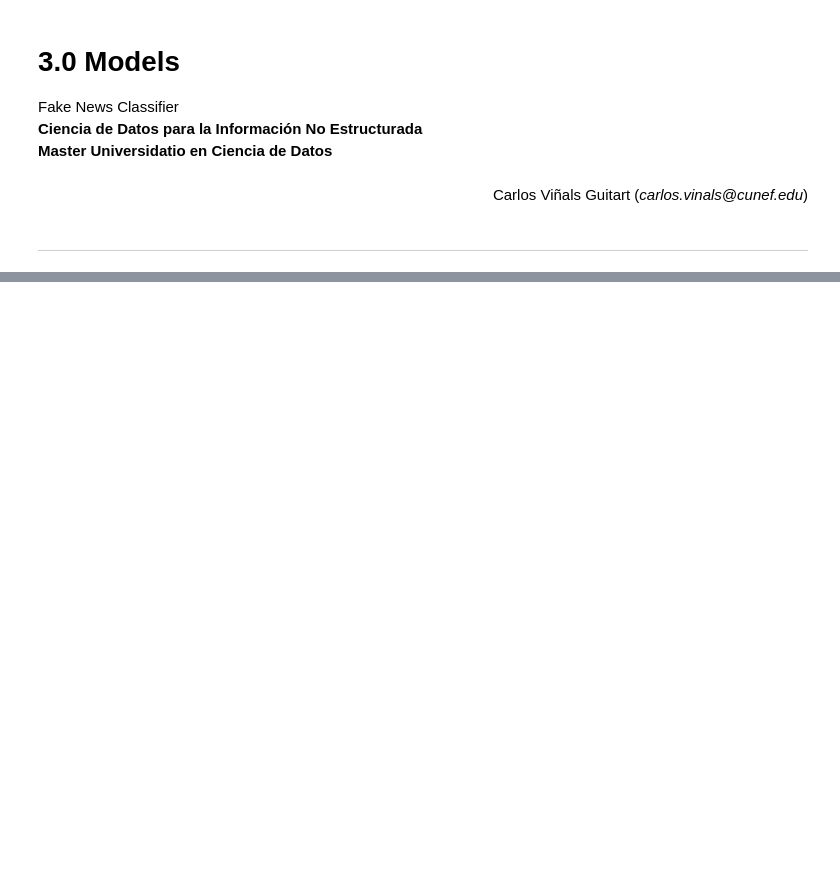
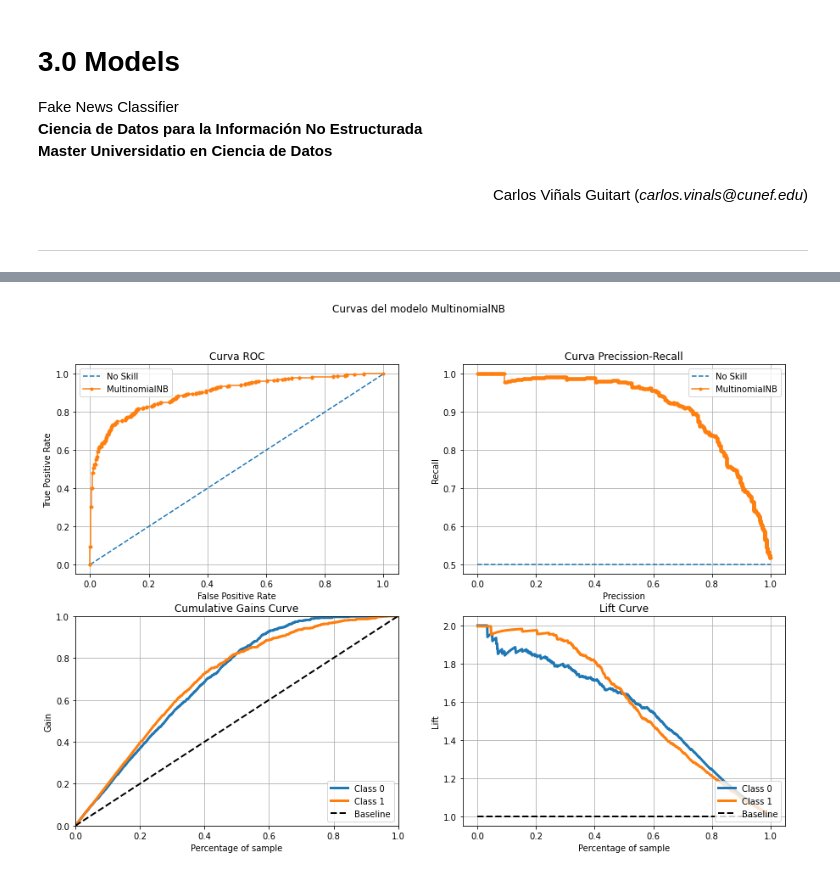
Before and after one commit to carviagu/fake_news_classifier_model, a Jupyter notebook: notebooks/3.0-cvg-modelling.ipynb, the cells around one changed output, grey strips where cells are left out. Cells and saved outputs as stored; diff of their text form; code cells hidden in the pictures; blank space fills up the shorter version.

```diff
--- a/notebooks/3.0-cvg-modelling.ipynb
+++ b/notebooks/3.0-cvg-modelling.ipynb
@@ -214,0 +237,4 @@ accuracy(Y_test, Y_pred)
+# %%
+model_curves_summary(Y_test_bow, models_collection['MultinomialNB'].predict_proba(X_test_bow), "MultinomialNB")
+# %% [output]
+[figure, added]
```
Also changed, not shown: parts of 49 cells of this notebook, 1 other file.
